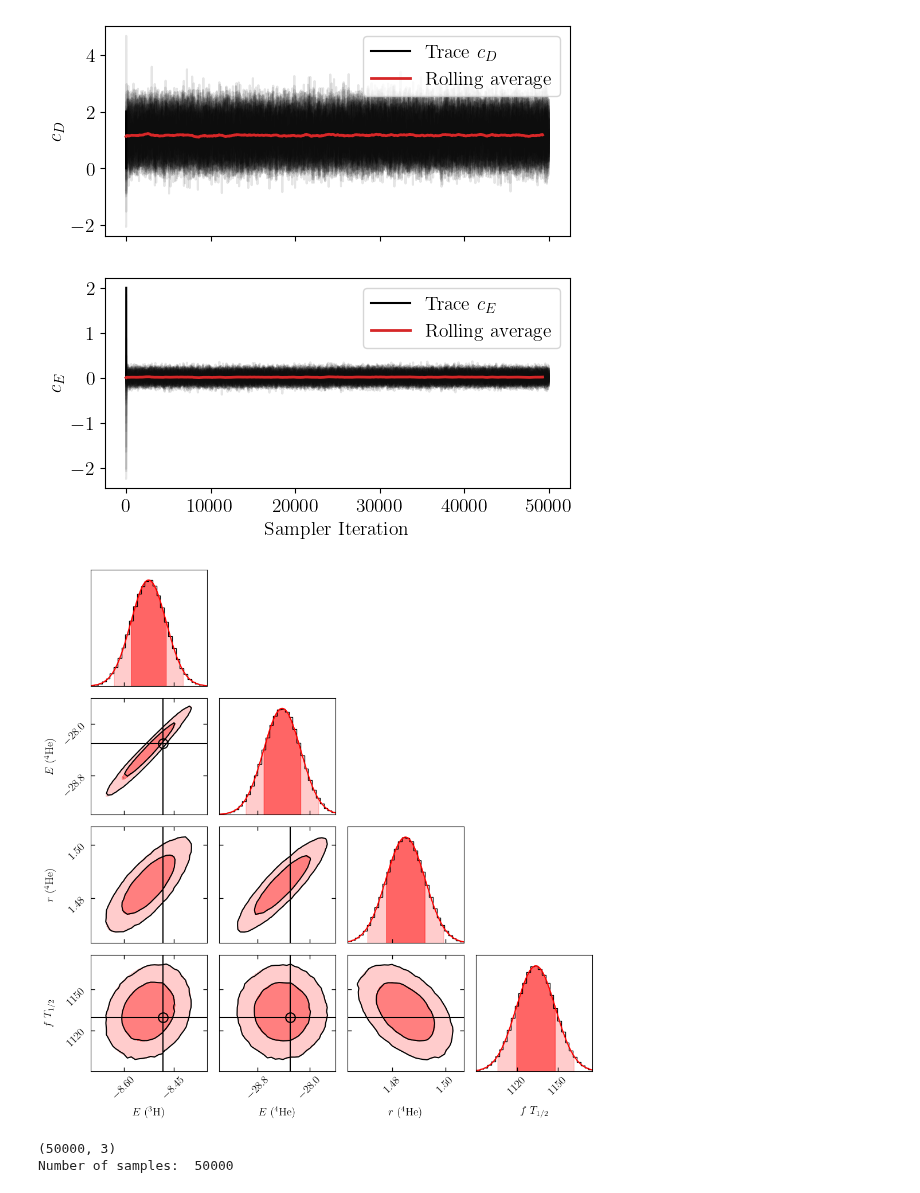
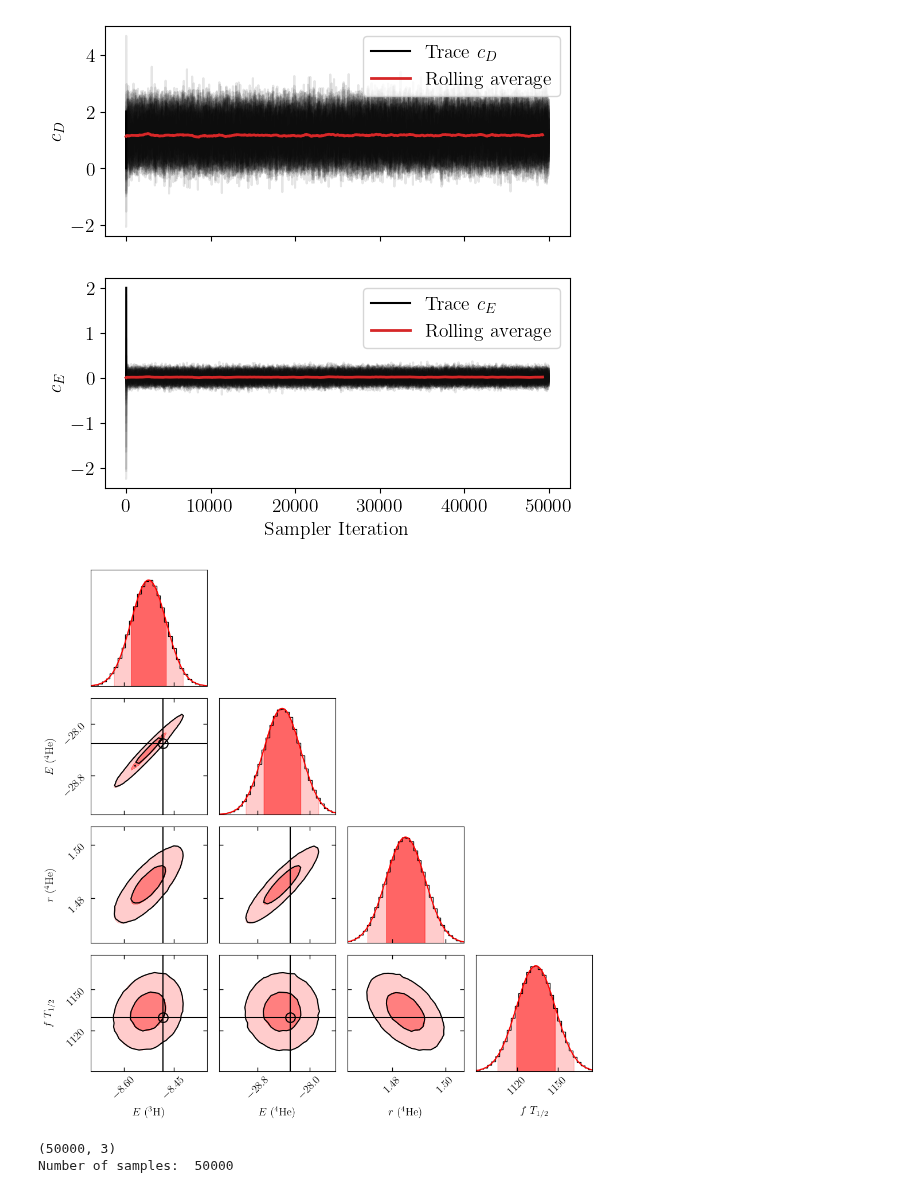
Before and after one commit to stommen/tif285-projects, a Jupyter notebook: project_1/project1_JHOS.ipynb, the cells around one changed output. Saved outputs shown, nothing was run; the diff lists cells and outputs as text; code cells hidden in the pictures.

```diff
--- a/project_1/project1_JHOS.ipynb
+++ b/project_1/project1_JHOS.ipynb
@@ -711,7 +711,7 @@ def corner_contour(contour_ax, mv_pdf, mu, sigma, var_idx):
     pdf_values = mv_pdf_2d.pdf(pos)
 
     # Compute the 68 % and 95 % cutoffs and add the maximum value to the levels
-    levels = contour_levels(pdf_values, np.sqrt([0.68, 0.95]))
+    levels = contour_levels(pdf_values, np.sqrt([0.39, 0.86]))
     pdf_values_max = pdf_values.max()
     levels = np.hstack((levels, [pdf_values_max]))
 
@@ -739,7 +739,7 @@ obs_values = np.array([E3H, E4He, Rp4He, fT3H])
 # --- Plotting the corner plot with the posterior predictive distribution --- #
 fig = corner.corner(obs_values.T, labels=[r"$E$ ($^3$H)", r"$E$ ($^4$He)", r"$r$ ($^4$He)", r"$f$ $T_{1/2}$"], color='k',
                     show_titles=False, bins=30, plot_contours=True, plot_datapoints=False,
-                    plot_density=False, levels=[0.68, 0.95], truth_color='k',
+                    plot_density=False, levels=[0.39, 0.86], truth_color='k',
                     range=[(-8.7, -8.35), (-29.4, -27.6), (1.463, 1.507), (1090, 1175)])
 fig.set_size_inches(10, 10)
 
@@ -747,35 +747,35 @@ fig.set_size_inches(10, 10)
 # ----------------- Customize the figure and plot the fits ------------------ #
 # Define the indices for the diagonal and contour plots
 diag_indices = [0, 5, 10, 15]
 contour_indices = [4, 8, 9, 12, 13, 14]
 # Define the indices for the variables in the 2D marginal distribution,
 # E3H = 0, E4He = 1, Rp4He = 2, fT3H = 3.
 var_indices = [(0, 1), (0, 2), (1, 2), (0, 3), (1, 3), (2, 3)]
 ticks = [(-8.6, -8.45), (-28.8, -28), (1.48, 1.50), (1120, 1150)]
 
 # Fit the predictive distributions to a multivariate normal distribution
 means, cov, mv_pdf = fit_samples(obs_values.T)
 sigmas = np.sqrt(np.diag(cov))
 # Plot the fitted multivariate normal distribution in the corner plot
 for i, ax in enumerate(fig.get_axes()):
     # Modify the ticks for the corner plot
     ax.tick_params(axis='both', direction='in', length=5, width=1, colors='black')
     # Diagonal plots
     if i in diag_indices:
         ax.set_xticks(ticks[diag_indices.index(i)])
         # Plot each observable's fit over the histogram
         plot_fit(ax, obs_values[diag_indices.index(i)], means[diag_indices.index(i)], sigmas[diag_indices.index(i)])
     # Contour plots
     elif i in contour_indices:
         ax.yaxis.set_ticks_position('both')
         ax.xaxis.set_ticks_position('both')
         # Plot the 2D marginal distribution of the fitted multivariate normal for each
         # pair of observables in the corner plot
         corner_contour(ax, mv_pdf, means, cov, var_idx=var_indices[contour_indices.index(i)])
 plt.tight_layout()
-#fig.savefig('figs/post_pred_distributions.pdf', bbox_inches='tight')
+fig.savefig('figs/post_pred_distributions.pdf', bbox_inches='tight')
 # %% [output]
-[figure, old version]
+[figure, new version]
 # %%
 # =========================================================================== #
 # Extra task: Sample the error model
```
Also changed, not shown: 1 other file.
